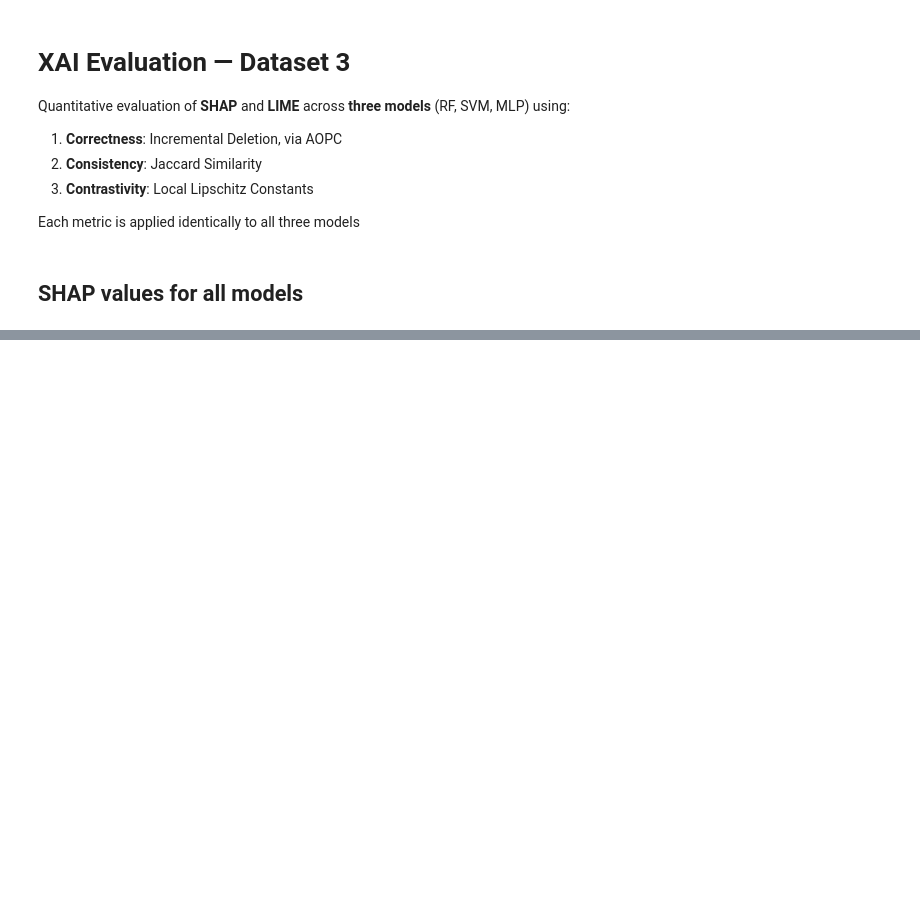
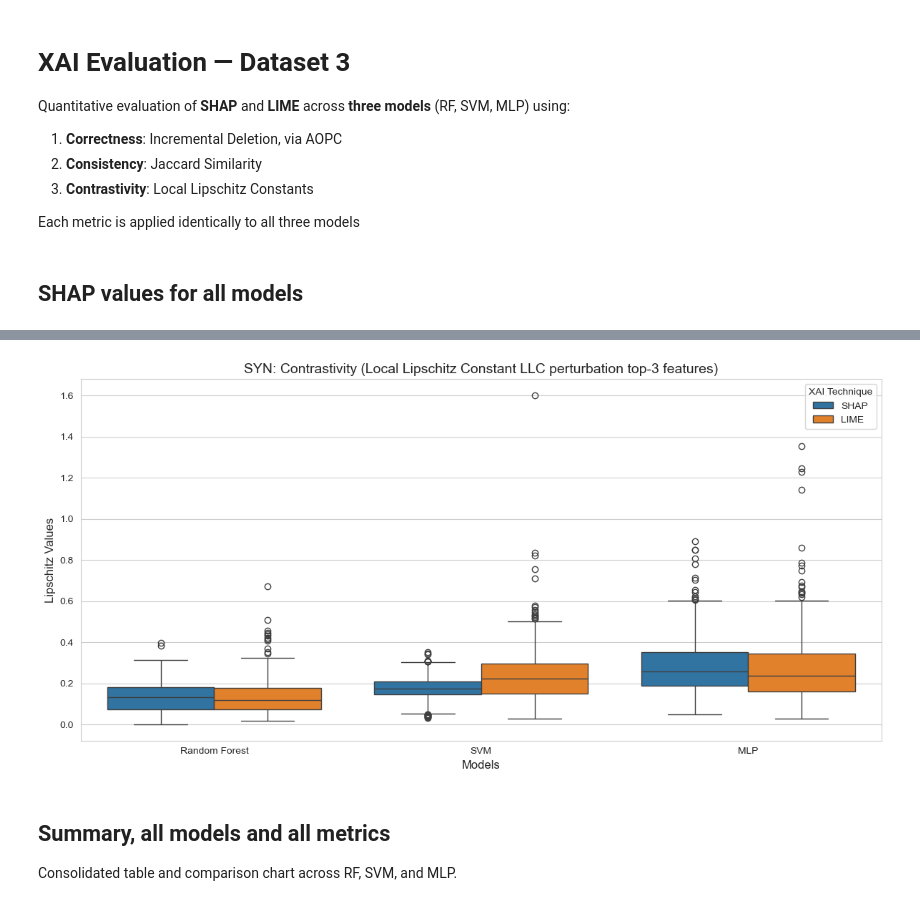
Before and after one commit to ariannacalderara/Pancreatic_Cancer_Detection_Master_Thesis, a Jupyter notebook: notebooks/04_ds3_xai_evaluation.ipynb, the cells around one changed output, grey strips where cells are left out. Drawn from its saved outputs; the diff is of its cells as text; code cells hidden in the pictures; blank space fills up the shorter version.

```diff
--- a/notebooks/04_ds3_xai_evaluation.ipynb
+++ b/notebooks/04_ds3_xai_evaluation.ipynb
@@ -71,0 +441,31 @@ print("SHAP values computed for all models.")
+# %%
+import pandas as pd
+import seaborn as sns
+import matplotlib.pyplot as plt
+
+plot_data = []
+for model_name, results in contrastivity_llc_results.items():
+    for val in results['shap_llc_all']:
+        plot_data.append({'Model': model_name, 'LLC': val, 'Method': 'SHAP'})
+    for val in results['lime_llc_all']:
+        plot_data.append({'Model': model_name, 'LLC': val, 'Method': 'LIME'})
+
+df_plot = pd.DataFrame(plot_data)
+plt.figure(figsize=(12, 6))
+sns.set_style("whitegrid")
+ax = sns.boxplot(x='Model', y='LLC', hue='Method', data=df_plot, showfliers=True)
+
+plt.title('SYN: Contrastivity (Local Lipschitz Constant LLC perturbation top-3 features)', fontsize=14)
+plt.ylabel('Lipschitz Values', fontsize=12)
+plt.xlabel('Models', fontsize=12)
+
+plt.legend(title='XAI Technique')
+plt.tight_layout()
+plt.savefig('../plots/ds3/evaluation/ds3_3_contrastivity_llc.png', dpi=150, bbox_inches='tight')
+plt.show()
+# %% [output]
+[figure, added]
+# %% [markdown]
+## Summary, all models and all metrics
+
+Consolidated table and comparison chart across RF, SVM, and MLP.
```
Also changed, not shown: parts of 12 cells of this notebook, 34 other files.
